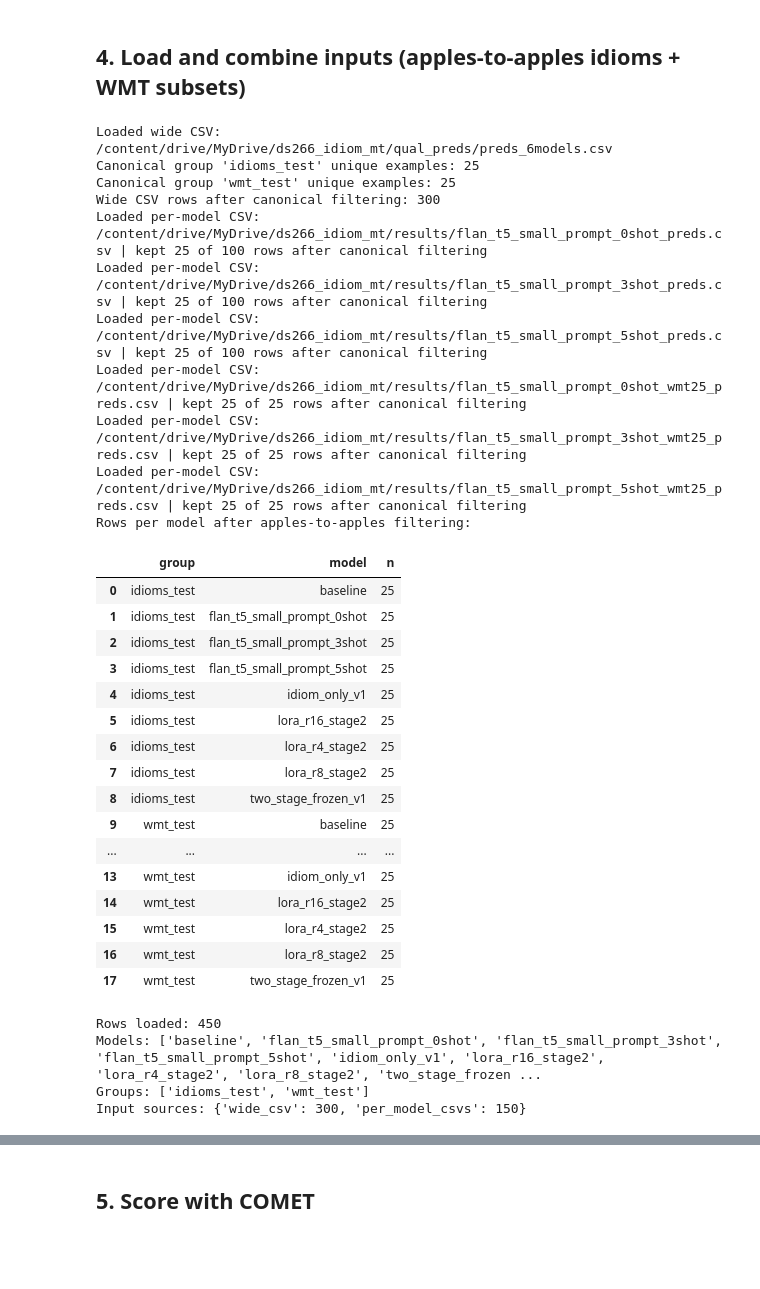
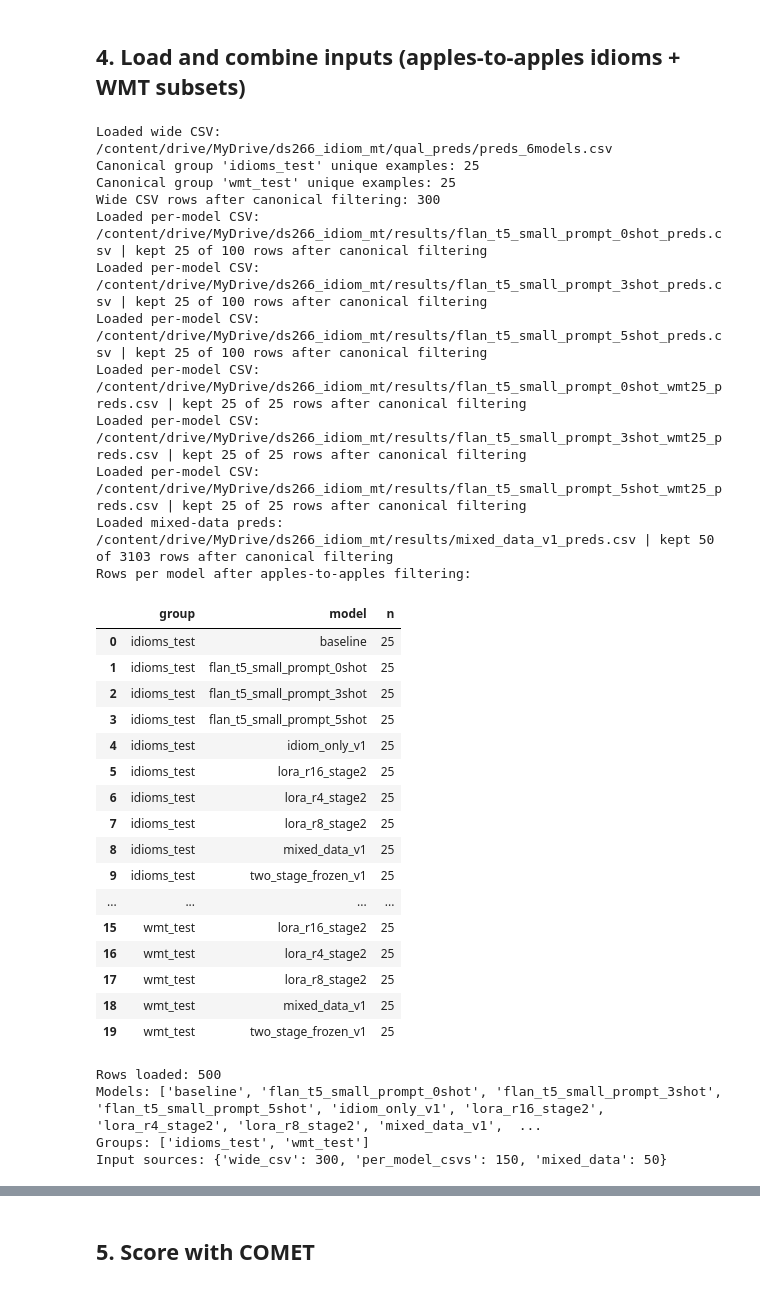
Before and after one commit to auntiepersilla/Idiom_Aware_MT_Finetuning_EN-DE, a Jupyter notebook: notebooks/30_eval_idiom_aware_MT_COMET.ipynb, the cells around one changed output, grey strips where cells are left out. Saved outputs shown, nothing was run; the diff lists cells and outputs as text; code cells hidden in the pictures; blank space fills up the shorter version.

Commit message:
added mixed data to comet pipeline

```diff
--- a/notebooks/30_eval_idiom_aware_MT_COMET.ipynb
+++ b/notebooks/30_eval_idiom_aware_MT_COMET.ipynb
@@ -425,45 +401,46 @@ Loaded COMET model: Unbabel/wmt22-comet-da
 # %% [markdown]
 ## 4. Load and combine inputs (apples-to-apples idioms + WMT subsets)
 # %%
-combined_df, canonical_pairs_df = load_inputs()
+combined_df, canonical_df = load_inputs()
 print("Rows loaded:", len(combined_df))
 print("Models:", sorted(combined_df["model"].unique().tolist()))
 print("Groups:", sorted(combined_df["group"].dropna().unique().tolist()))
 print("Input sources:", combined_df["input_source"].value_counts().to_dict())
-canonical_pairs_df.head()
+canonical_df.head()
 # %% [output]
 Loaded wide CSV: /content/drive/MyDrive/ds266_idiom_mt/qual_preds/preds_6models.csv
 Canonical group 'idioms_test' unique examples: 25
 Canonical group 'wmt_test' unique examples: 25
 Wide CSV rows after canonical filtering: 300
 Loaded per-model CSV: /content/drive/MyDrive/ds266_idiom_mt/results/flan_t5_small_prompt_0shot_preds.csv | kept 25 of 100 rows after canonical filtering
 Loaded per-model CSV: /content/drive/MyDrive/ds266_idiom_mt/results/flan_t5_small_prompt_3shot_preds.csv | kept 25 of 100 rows after canonical filtering
 Loaded per-model CSV: /content/drive/MyDrive/ds266_idiom_mt/results/flan_t5_small_prompt_5shot_preds.csv | kept 25 of 100 rows after canonical filtering
 Loaded per-model CSV: /content/drive/MyDrive/ds266_idiom_mt/results/flan_t5_small_prompt_0shot_wmt25_preds.csv | kept 25 of 25 rows after canonical filtering
 Loaded per-model CSV: /content/drive/MyDrive/ds266_idiom_mt/results/flan_t5_small_prompt_3shot_wmt25_preds.csv | kept 25 of 25 rows after canonical filtering
 Loaded per-model CSV: /content/drive/MyDrive/ds266_idiom_mt/results/flan_t5_small_prompt_5shot_wmt25_preds.csv | kept 25 of 25 rows after canonical filtering
+Loaded mixed-data preds: /content/drive/MyDrive/ds266_idiom_mt/results/mixed_data_v1_preds.csv | kept 50 of 3103 rows after canonical filtering
 Rows per model after apples-to-apples filtering:
 |  | group | model | n |
 | 0 | idioms_test | baseline | 25 |
 | 1 | idioms_test | flan_t5_small_prompt_0shot | 25 |
 | 2 | idioms_test | flan_t5_small_prompt_3shot | 25 |
 | 3 | idioms_test | flan_t5_small_prompt_5shot | 25 |
 | 4 | idioms_test | idiom_only_v1 | 25 |
 | 5 | idioms_test | lora_r16_stage2 | 25 |
 | 6 | idioms_test | lora_r4_stage2 | 25 |
 | 7 | idioms_test | lora_r8_stage2 | 25 |
-| 8 | idioms_test | two_stage_frozen_v1 | 25 |
-| 9 | wmt_test | baseline | 25 |
+| 8 | idioms_test | mixed_data_v1 | 25 |
+| 9 | idioms_test | two_stage_frozen_v1 | 25 |
 | ... | ... | ... | ... |
-| 13 | wmt_test | idiom_only_v1 | 25 |
-| 14 | wmt_test | lora_r16_stage2 | 25 |
-| 15 | wmt_test | lora_r4_stage2 | 25 |
-| 16 | wmt_test | lora_r8_stage2 | 25 |
-| 17 | wmt_test | two_stage_frozen_v1 | 25 |
+| 15 | wmt_test | lora_r16_stage2 | 25 |
+| 16 | wmt_test | lora_r4_stage2 | 25 |
+| 17 | wmt_test | lora_r8_stage2 | 25 |
+| 18 | wmt_test | mixed_data_v1 | 25 |
+| 19 | wmt_test | two_stage_frozen_v1 | 25 |
-Rows loaded: 450
-Models: ['baseline', 'flan_t5_small_prompt_0shot', 'flan_t5_small_prompt_3shot', 'flan_t5_small_prompt_5shot', 'idiom_only_v1', 'lora_r16_stage2', 'lora_r4_stage2', 'lora_r8_stage2', 'two_stage_frozen ...
+Rows loaded: 500
+Models: ['baseline', 'flan_t5_small_prompt_0shot', 'flan_t5_small_prompt_3shot', 'flan_t5_small_prompt_5shot', 'idiom_only_v1', 'lora_r16_stage2', 'lora_r4_stage2', 'lora_r8_stage2', 'mixed_data_v1',  ...
 Groups: ['idioms_test', 'wmt_test']
-Input sources: {'wide_csv': 300, 'per_model_csvs': 150}
+Input sources: {'wide_csv': 300, 'per_model_csvs': 150, 'mixed_data': 50}
 |  | example_id | src | ref | group | src_norm | ref_norm | pair_key |
 | 0 | 0 | Dad says I'm not cut out for the ... | Dad sagt, ich bin nicht fürs Mili... | idioms_test | Dad says I'm not cut out for the ... | Dad sagt, ich bin nicht fürs Mili... | (Dad says I'm not cut out for the... |
 | 1 | 1 | She's always trying to pass the b... | Sie versucht immer, den schwarzen... | idioms_test | She's always trying to pass the b... | Sie versucht immer, den schwarzen... | (She's always trying to pass the ... |
```
Also changed, not shown: parts of 20 cells of this notebook.
